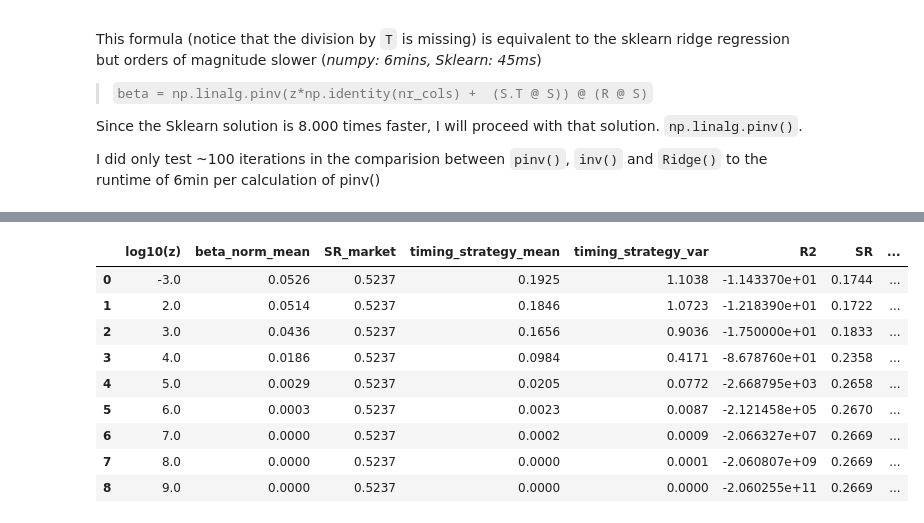
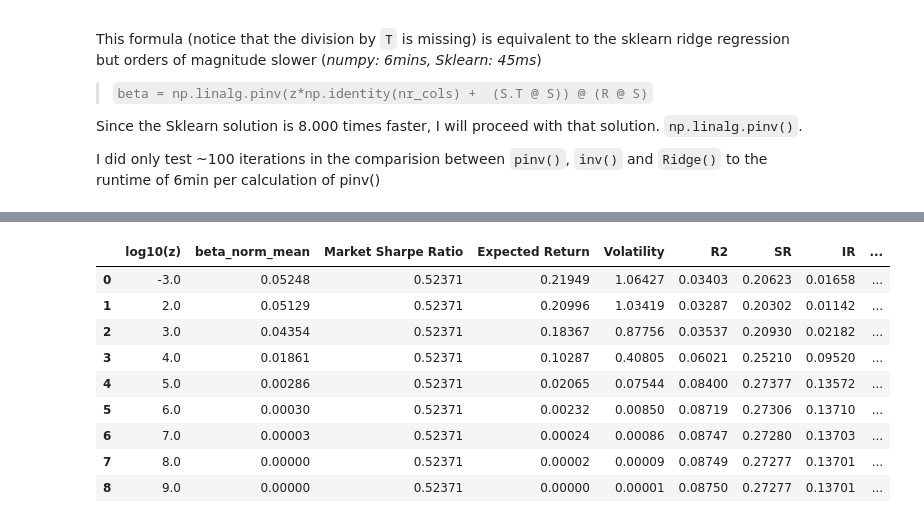
Before and after one commit to nkonts/replication-the-virtue-of-complexity-in-return-prediction, a Jupyter notebook: experiment.ipynb, the cells around one changed output, grey strips where cells are left out. Cells and saved outputs as stored; diff of their text form; code cells hidden in the pictures.

```diff
--- a/experiment.ipynb
+++ b/experiment.ipynb
@@ -130,7 +135,7 @@ I did only test ~100 iterations in the comparision between `pinv()`, `inv()` and
 %%time
 z_values = [10**-3, 10**2, 10**3,  10**4,  10**5, 10**6, 10**7, 10**8, 10**9]
 t_values = list(range(12, data.shape[0]))
-if "backtest.parquet" not in os.listdir("data"):
+if f"backtest_{nr_features}.parquet" not in os.listdir("data"):
     backtest = []
     for t in tqdm(t_values[:-1]):
         for z in z_values:
@@ -158,8 +163,8 @@ if "backtest.parquet" not in os.listdir("data"):
     backtest["return_denorm"] = (backtest["return"]*returns_std).dropna()
     backtest["forecast_denorm"] = (backtest["forecast"]*returns_std).dropna()
 
-    backtest.to_parquet("data/backtest.parquet")
+    backtest.to_parquet(f"data/backtest_{nr_features}.parquet")
 else:
-    backtest = pd.read_parquet("data/backtest.parquet")
+    backtest = pd.read_parquet(f"data/backtest_{nr_features}.parquet")
     print("backtest.parquet loaded.")
 # %% [output]
@@ -191,33 +190,41 @@ It seems like I do not (yet) understand page 40:
 # %%
 result = []
 for z in z_values:
         df = backtest[backtest["z"] == z]
+        # Calculate the strategies alpha/beta
+        market_reg = LinearRegression().fit(df[["timing_strategy"]], df["return"])
+        beta = market_reg.coef_[0]
+        alpha = market_reg.intercept_
+
         time_factor = 12 # 12 to get annual values
         mean = df["timing_strategy"].mean()*time_factor
         std = df["timing_strategy"].std()*np.sqrt(time_factor)
-        mean_return = df["return"].mean()*time_factor
+        mean_return = df["return"].mean()/beta
+
         result.append({
             "log10(z)" : np.log10(z),
             "beta_norm_mean" : df["beta_norm"].mean(),
-            "SR_market" : (df["return"].mean()*time_factor)/(df["return"].std()*np.sqrt(time_factor)),
-
-            "timing_strategy_mean" : mean,
-            "timing_strategy_var" : std,
-            "R2" : r2_score(df["timing_strategy"], df["return"]),
+            "Market Sharpe Ratio" : (df["return"].mean()*time_factor)/(df["return"].std()*np.sqrt(time_factor)),
+            "Expected Return" : mean,
+            "Volatility" : std,
+            "R2" : r2_score(df["return"]/beta, df["timing_strategy"]),
             "SR" : mean/std,
             "IR" : (mean - mean_return)/std,
-            "Alpha" : mean - mean_return,
+            "Alpha" : alpha,
+            "Precision": precision_score(df["return"] > 0, df["forecast"] > 0),
+            "Recall": recall_score(df["return"] > 0, df["forecast"] > 0),
+            "Accuracy": accuracy_score(df["return"] > 0, df["forecast"] > 0),
         })
 result = pd.DataFrame(result)
-result.round(4)
+result.round(5)
 # %% [output]
-|  | log10(z) | beta_norm_mean | SR_market | timing_strategy_mean | timing_strategy_var | R2 | SR | ... |
-| 0 | -3.0 | 0.0526 | 0.5237 | 0.1925 | 1.1038 | -1.143370e+01 | 0.1744 | ... |
-| 1 | 2.0 | 0.0514 | 0.5237 | 0.1846 | 1.0723 | -1.218390e+01 | 0.1722 | ... |
-| 2 | 3.0 | 0.0436 | 0.5237 | 0.1656 | 0.9036 | -1.750000e+01 | 0.1833 | ... |
-| 3 | 4.0 | 0.0186 | 0.5237 | 0.0984 | 0.4171 | -8.678760e+01 | 0.2358 | ... |
-| 4 | 5.0 | 0.0029 | 0.5237 | 0.0205 | 0.0772 | -2.668795e+03 | 0.2658 | ... |
-| 5 | 6.0 | 0.0003 | 0.5237 | 0.0023 | 0.0087 | -2.121458e+05 | 0.2670 | ... |
-| 6 | 7.0 | 0.0000 | 0.5237 | 0.0002 | 0.0009 | -2.066327e+07 | 0.2669 | ... |
-| 7 | 8.0 | 0.0000 | 0.5237 | 0.0000 | 0.0001 | -2.060807e+09 | 0.2669 | ... |
-| 8 | 9.0 | 0.0000 | 0.5237 | 0.0000 | 0.0000 | -2.060255e+11 | 0.2669 | ... |
+|  | log10(z) | beta_norm_mean | Market Sharpe Ratio | Expected Return | Volatility | R2 | SR | IR | ... |
+| 0 | -3.0 | 0.05248 | 0.52371 | 0.21949 | 1.06427 | 0.03403 | 0.20623 | 0.01658 | ... |
+| 1 | 2.0 | 0.05129 | 0.52371 | 0.20996 | 1.03419 | 0.03287 | 0.20302 | 0.01142 | ... |
+| 2 | 3.0 | 0.04354 | 0.52371 | 0.18367 | 0.87756 | 0.03537 | 0.20930 | 0.02182 | ... |
+| 3 | 4.0 | 0.01861 | 0.52371 | 0.10287 | 0.40805 | 0.06021 | 0.25210 | 0.09520 | ... |
+| 4 | 5.0 | 0.00286 | 0.52371 | 0.02065 | 0.07544 | 0.08400 | 0.27377 | 0.13572 | ... |
+| 5 | 6.0 | 0.00030 | 0.52371 | 0.00232 | 0.00850 | 0.08719 | 0.27306 | 0.13710 | ... |
+| 6 | 7.0 | 0.00003 | 0.52371 | 0.00024 | 0.00086 | 0.08747 | 0.27280 | 0.13703 | ... |
+| 7 | 8.0 | 0.00000 | 0.52371 | 0.00002 | 0.00009 | 0.08749 | 0.27277 | 0.13701 | ... |
+| 8 | 9.0 | 0.00000 | 0.52371 | 0.00000 | 0.00001 | 0.08750 | 0.27277 | 0.13701 | ... |
```
Also changed, not shown: parts of 6 cells of this notebook, 1 other file.
